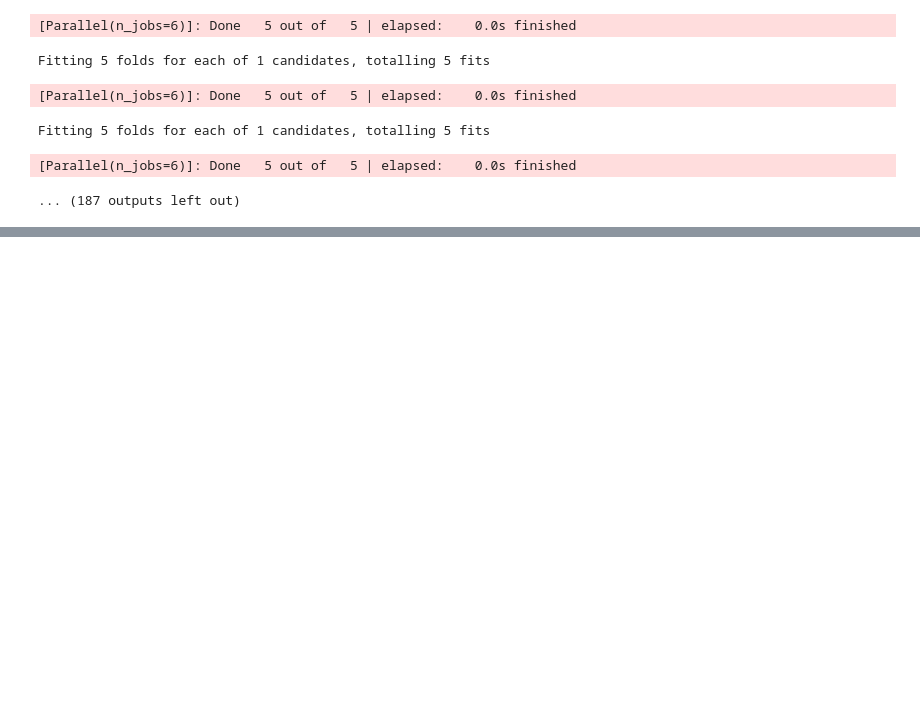
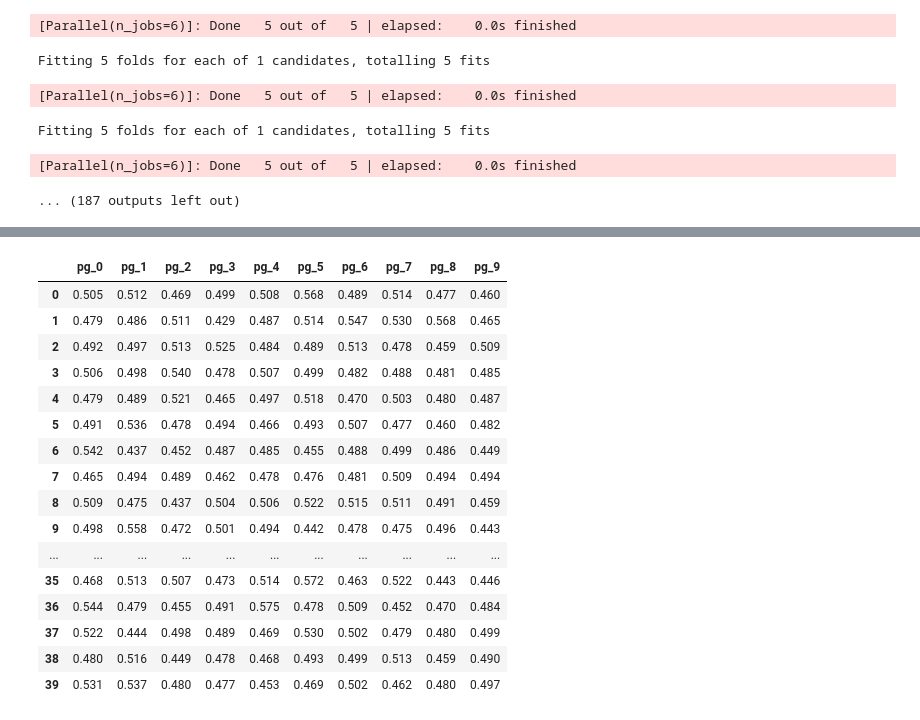
Before and after one commit to AlexandreGazagnes/Driven-Data-Blood-Donations, a Jupyter notebook: kernels/final_notebook.ipynb, the cells around one changed output, grey strips where cells are left out. Saved outputs shown, nothing was run; the diff lists cells and outputs as text; code cells hidden in the pictures; blank space fills up the shorter version.

```diff
--- a/kernels/final_notebook.ipynb
+++ b/kernels/final_notebook.ipynb
@@ -2035,0 +2151,9 @@ pd.Series(results).describe()
+# %%
+# let's definitively find the real best params grid
+
+
+params_grid_list = [{i : [j] for i, j in
+                         zip(BEST_PARAMS.loc[k, :].index, BEST_PARAMS.loc[k, :].values) if i != "lolo"}
+                        for k in BEST_PARAMS.index]
+
+params_grid_list
@@ -2036,9 +2178,4 @@ pd.Series(results).describe()
 # %%
-# let's definitively find the real best params grid
-
-
-params_grid_list = [{i : [j] for i, j in zip(ser.index, ser.values) if i != "lolo"} for ser in BEST_PARAMS]
-
 n = 40
-results = [[run_GSCV(LogisticRegression, p)[0] for p in params_grid_list] for i in n]
+results = [[run_GSCV(LogisticRegression, p)[0] for p in params_grid_list] for i in range(n)]
 results = pd.DataFrame(results, columns = [str("pg_"+str(i)) for i,j in enumerate(params_grid_list)])
@@ -2044,0 +2218,20 @@ results = pd.DataFrame(results, columns = [str("pg_"+str(i)) for i,j in enumerat
+# %%
+results
+# %% [output]
+|  | pg_0 | pg_1 | pg_2 | pg_3 | pg_4 | pg_5 | pg_6 | pg_7 | pg_8 | pg_9 |
+| 0 | 0.505 | 0.512 | 0.469 | 0.499 | 0.508 | 0.568 | 0.489 | 0.514 | 0.477 | 0.460 |
+| 1 | 0.479 | 0.486 | 0.511 | 0.429 | 0.487 | 0.514 | 0.547 | 0.530 | 0.568 | 0.465 |
+| 2 | 0.492 | 0.497 | 0.513 | 0.525 | 0.484 | 0.489 | 0.513 | 0.478 | 0.459 | 0.509 |
+| 3 | 0.506 | 0.498 | 0.540 | 0.478 | 0.507 | 0.499 | 0.482 | 0.488 | 0.481 | 0.485 |
+| 4 | 0.479 | 0.489 | 0.521 | 0.465 | 0.497 | 0.518 | 0.470 | 0.503 | 0.480 | 0.487 |
+| 5 | 0.491 | 0.536 | 0.478 | 0.494 | 0.466 | 0.493 | 0.507 | 0.477 | 0.460 | 0.482 |
+| 6 | 0.542 | 0.437 | 0.452 | 0.487 | 0.485 | 0.455 | 0.488 | 0.499 | 0.486 | 0.449 |
+| 7 | 0.465 | 0.494 | 0.489 | 0.462 | 0.478 | 0.476 | 0.481 | 0.509 | 0.494 | 0.494 |
+| 8 | 0.509 | 0.475 | 0.437 | 0.504 | 0.506 | 0.522 | 0.515 | 0.511 | 0.491 | 0.459 |
+| 9 | 0.498 | 0.558 | 0.472 | 0.501 | 0.494 | 0.442 | 0.478 | 0.475 | 0.496 | 0.443 |
+| ... | ... | ... | ... | ... | ... | ... | ... | ... | ... | ... |
+| 35 | 0.468 | 0.513 | 0.507 | 0.473 | 0.514 | 0.572 | 0.463 | 0.522 | 0.443 | 0.446 |
+| 36 | 0.544 | 0.479 | 0.455 | 0.491 | 0.575 | 0.478 | 0.509 | 0.452 | 0.470 | 0.484 |
+| 37 | 0.522 | 0.444 | 0.498 | 0.489 | 0.469 | 0.530 | 0.502 | 0.479 | 0.480 | 0.499 |
+| 38 | 0.480 | 0.516 | 0.449 | 0.478 | 0.468 | 0.493 | 0.499 | 0.513 | 0.459 | 0.490 |
+| 39 | 0.531 | 0.537 | 0.480 | 0.477 | 0.453 | 0.469 | 0.502 | 0.462 | 0.480 | 0.497 |
```
Also changed, not shown: parts of 23 cells of this notebook, 23 other files.
